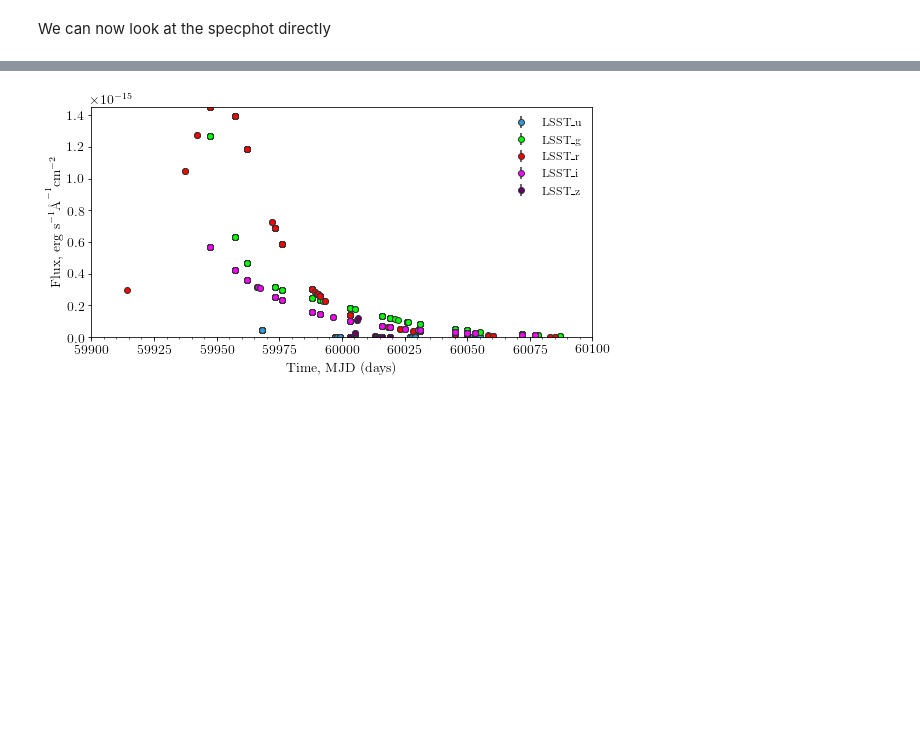
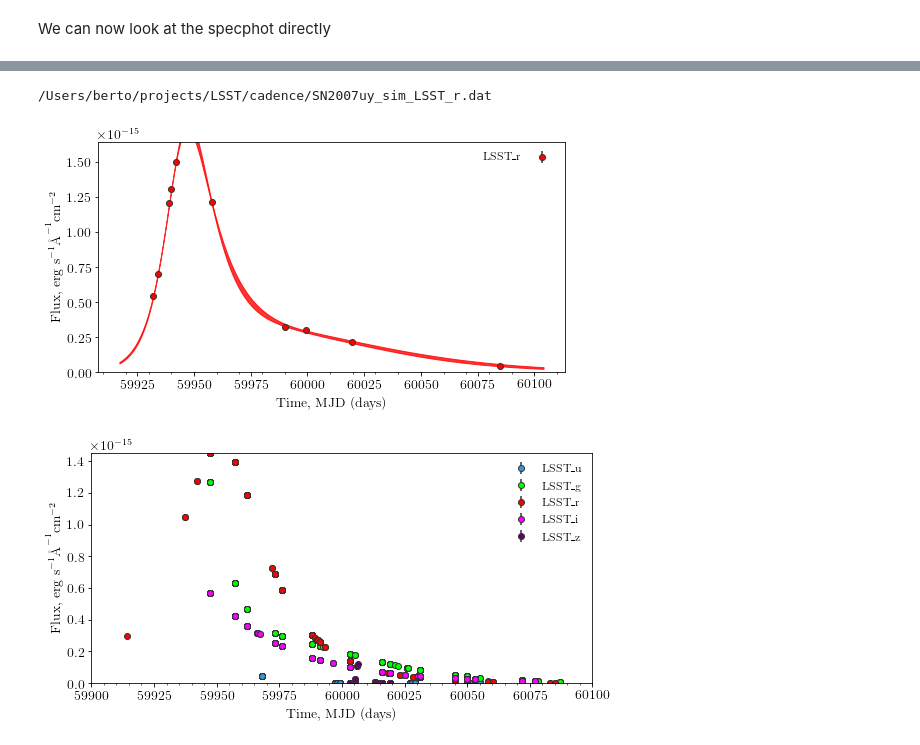
Before and after one commit to RobFirth/LSST_tools, a Jupyter notebook: lsst_tools/sims/notebooks/simulate_lightcurve_LSST_single_field_cadence.ipynb, the cells around one changed output, grey strips where cells are left out. Drawn from its saved outputs; the diff is of its cells as text; code cells hidden in the pictures; blank space fills up the shorter version.

```diff
--- a/lsst_tools/sims/notebooks/simulate_lightcurve_LSST_single_field_cadence.ipynb
+++ b/lsst_tools/sims/notebooks/simulate_lightcurve_LSST_single_field_cadence.ipynb
@@ -199,3 +205,17 @@ plt.ylim(0, np.nanmax(flux)*1.05)
+# %%
+snname = "SN2007uy_LSST_r_specphot"
+
+sn = pcc.SNClass(snname)
+phot_path = "/Users/berto/projects/LSST/cadence/SN2007uy_sim_LSST_r.dat"
+
+sn.load_phot(path = phot_path)
+recon_filename = os.path.abspath(os.path.join(str(coco_root_path), "recon/SN2007uy_sim_LSST_r.dat"))
+sn.get_lcfit(recon_filename)
+
+sn.plot_lc(multiplot = False)
+# %% [output]
+/Users/berto/projects/LSST/cadence/SN2007uy_sim_LSST_r.dat
+[figure, added]
 # %%
 flux_limit = 1e-20
 
```
Also changed, not shown: parts of 5 cells of this notebook.
